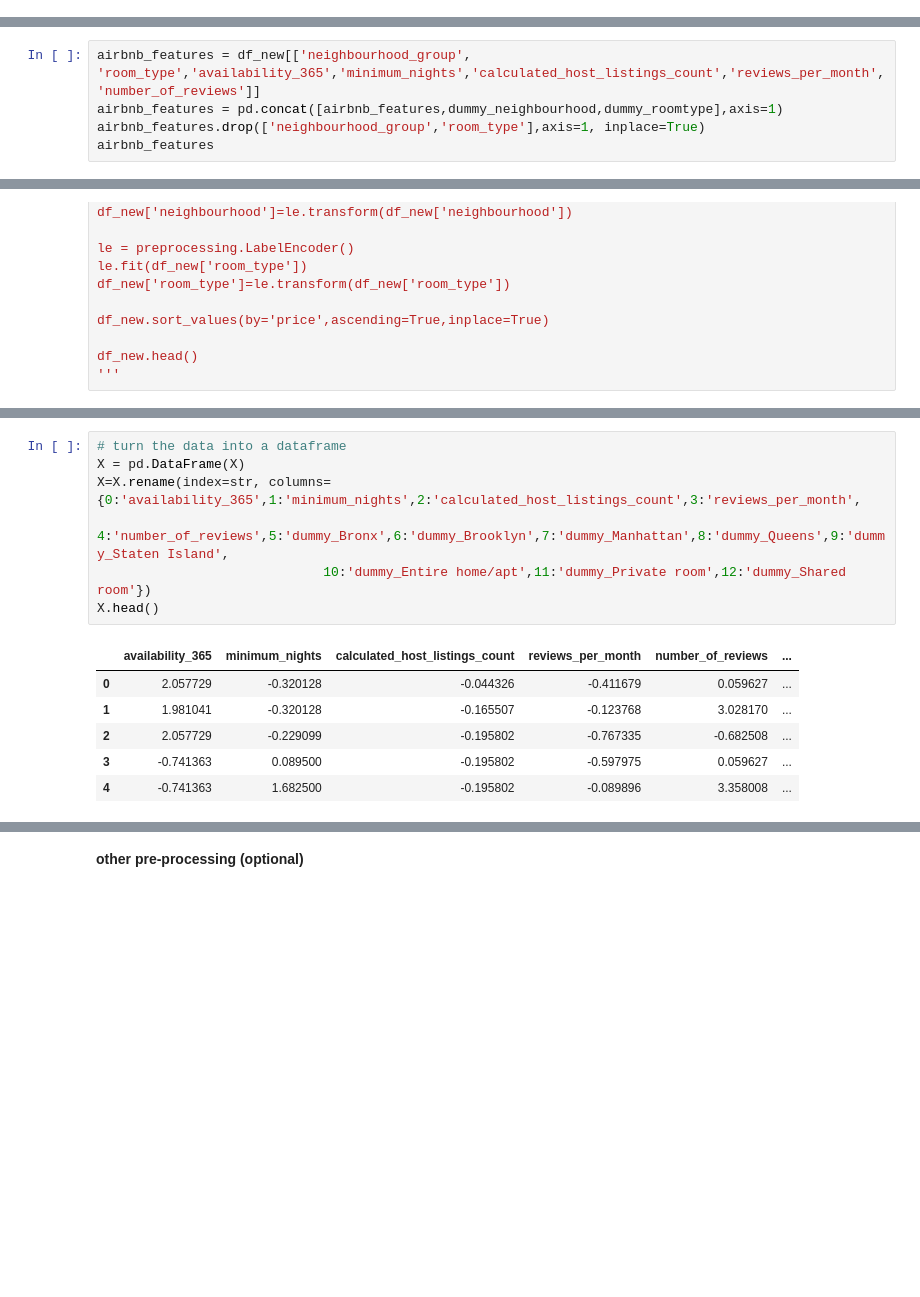
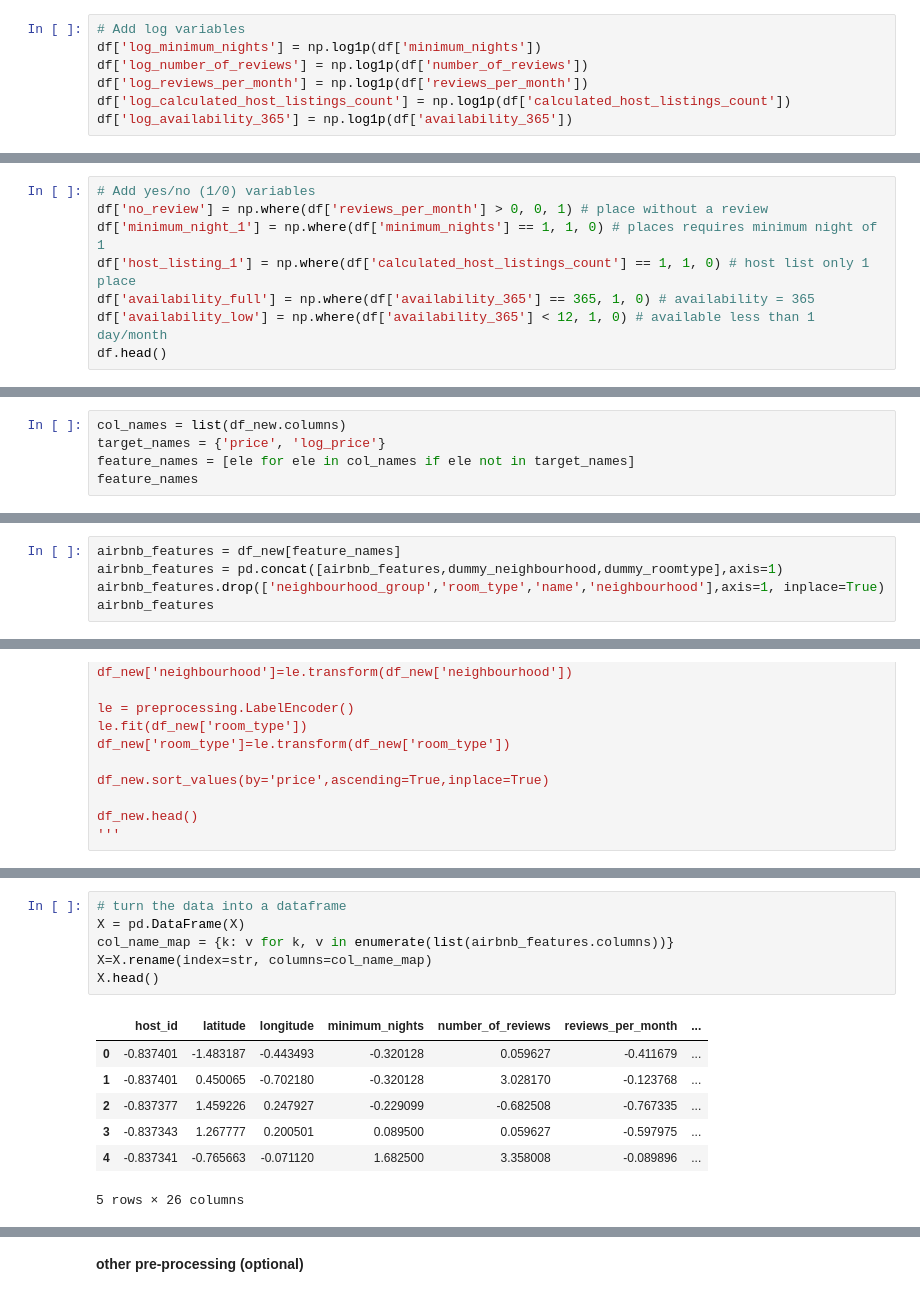
Before and after one commit to nguyen-nhat-mai/ensemble_project, a Jupyter notebook: Airbnb_Price_Prediction.ipynb, the cells around one changed output, grey strips where cells are left out. Cells and saved outputs as stored; diff of their text form; blank space fills up the shorter version.

```diff
--- a/Airbnb_Price_Prediction.ipynb
+++ b/Airbnb_Price_Prediction.ipynb
@@ -92,0 +174,7 @@ dtype: int64
+# %%
+# Add log variables
+df['log_minimum_nights'] = np.log1p(df['minimum_nights'])
+df['log_number_of_reviews'] = np.log1p(df['number_of_reviews'])
+df['log_reviews_per_month'] = np.log1p(df['reviews_per_month'])
+df['log_calculated_host_listings_count'] = np.log1p(df['calculated_host_listings_count'])
+df['log_availability_365'] = np.log1p(df['availability_365'])
@@ -92,0 +183,8 @@ dtype: int64
+# %%
+# Add yes/no (1/0) variables
+df['no_review'] = np.where(df['reviews_per_month'] > 0, 0, 1) # place without a review
+df['minimum_night_1'] = np.where(df['minimum_nights'] == 1, 1, 0) # places requires minimum night of 1
+df['host_listing_1'] = np.where(df['calculated_host_listings_count'] == 1, 1, 0) # host list only 1 place
+df['availability_full'] = np.where(df['availability_365'] == 365, 1, 0) # availability = 365
+df['availability_low'] = np.where(df['availability_365'] < 12, 1, 0) # available less than 1 day/month
+df.head()
@@ -249,2 +370,7 @@ Text(0.5, 1.0, 'reviews_per_month')
 dummy_neighbourhood=pd.get_dummies(df_new['neighbourhood_group'], prefix='dummy')
 dummy_roomtype=pd.get_dummies(df_new['room_type'], prefix='dummy')
+# %%
+col_names = list(df_new.columns)
+target_names = {'price', 'log_price'}
+feature_names = [ele for ele in col_names if ele not in target_names]
+feature_names
@@ -251,6 +395,6 @@ dummy_roomtype=pd.get_dummies(df_new['room_type'], prefix='dummy')
 # %%
-airbnb_features = df_new[['neighbourhood_group', 'room_type','availability_365','minimum_nights','calculated_host_listings_count','reviews_per_month','number_of_reviews']]
+airbnb_features = df_new[feature_names]
 airbnb_features = pd.concat([airbnb_features,dummy_neighbourhood,dummy_roomtype],axis=1)
-airbnb_features.drop(['neighbourhood_group','room_type'],axis=1, inplace=True)
+airbnb_features.drop(['neighbourhood_group','room_type','name','neighbourhood'],axis=1, inplace=True)
 airbnb_features
 # %% [output]
@@ -316,14 +482,14 @@ Name: price, Length: 36130, dtype: int64
 # %%
 # turn the data into a dataframe
 X = pd.DataFrame(X)
-X=X.rename(index=str, columns={0:'availability_365',1:'minimum_nights',2:'calculated_host_listings_count',3:'reviews_per_month',
-                             4:'number_of_reviews',5:'dummy_Bronx',6:'dummy_Brooklyn',7:'dummy_Manhattan',8:'dummy_Queens',9:'dummy_Staten Island',
-                             10:'dummy_Entire home/apt',11:'dummy_Private room',12:'dummy_Shared room'})
+col_name_map = {k: v for k, v in enumerate(list(airbnb_features.columns))}
+X=X.rename(index=str, columns=col_name_map)
 X.head()
 # %% [output]
-|  | availability_365 | minimum_nights | calculated_host_listings_count | reviews_per_month | number_of_reviews | ... |
-| 0 | 2.057729 | -0.320128 | -0.044326 | -0.411679 | 0.059627 | ... |
-| 1 | 1.981041 | -0.320128 | -0.165507 | -0.123768 | 3.028170 | ... |
-| 2 | 2.057729 | -0.229099 | -0.195802 | -0.767335 | -0.682508 | ... |
-| 3 | -0.741363 | 0.089500 | -0.195802 | -0.597975 | 0.059627 | ... |
-| 4 | -0.741363 | 1.682500 | -0.195802 | -0.089896 | 3.358008 | ... |
+|  | host_id | latitude | longitude | minimum_nights | number_of_reviews | reviews_per_month | ... |
+| 0 | -0.837401 | -1.483187 | -0.443493 | -0.320128 | 0.059627 | -0.411679 | ... |
+| 1 | -0.837401 | 0.450065 | -0.702180 | -0.320128 | 3.028170 | -0.123768 | ... |
+| 2 | -0.837377 | 1.459226 | 0.247927 | -0.229099 | -0.682508 | -0.767335 | ... |
+| 3 | -0.837343 | 1.267777 | 0.200501 | 0.089500 | 0.059627 | -0.597975 | ... |
+| 4 | -0.837341 | -0.765663 | -0.071120 | 1.682500 | 3.358008 | -0.089896 | ... |
+5 rows × 26 columns
```
Also changed, not shown: parts of 39 cells of this notebook.
